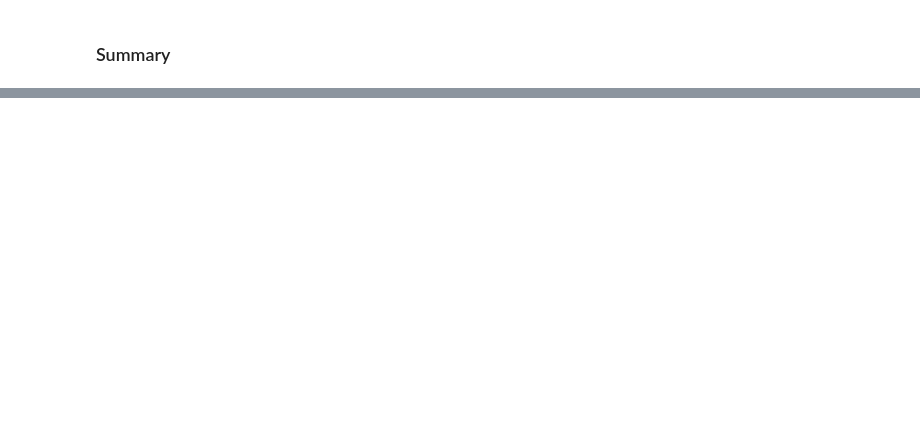
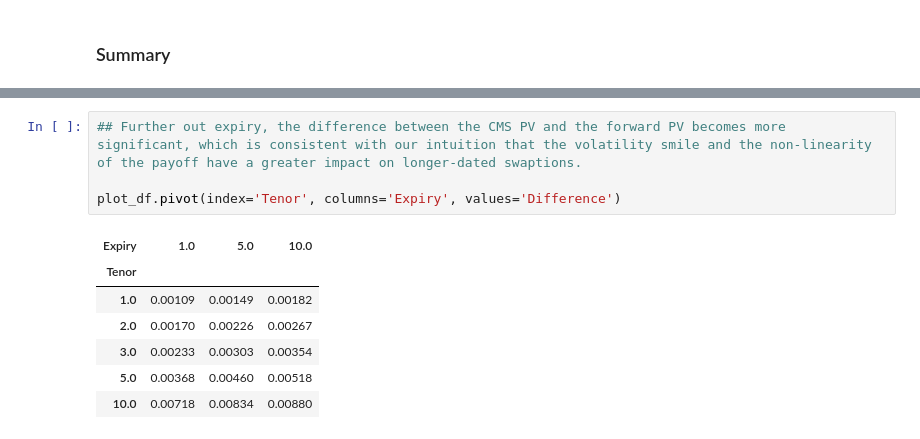
Before and after one commit to Gregtwl/QF605_Assignment, a Jupyter notebook: Answer_Deck_Part3.ipynb, the cells around one changed output, grey strips where cells are left out. Saved outputs shown, nothing was run; the diff lists cells and outputs as text; blank space fills up the shorter version.

```diff
--- a/Answer_Deck_Part3.ipynb
+++ b/Answer_Deck_Part3.ipynb
@@ -813,0 +774,12 @@ plt.show()
+# %%
+## Further out expiry, the difference between the CMS PV and the forward PV becomes more significant, which is consistent with our intuition that the volatility smile and the non-linearity of the payoff have a greater impact on longer-dated swaptions.
+
+plot_df.pivot(index='Tenor', columns='Expiry', values='Difference')
+# %% [output]
+| Expiry | 1.0 | 5.0 | 10.0 |
+| Tenor |  |  |  |
+| 1.0 | 0.00109 | 0.00149 | 0.00182 |
+| 2.0 | 0.00170 | 0.00226 | 0.00267 |
+| 3.0 | 0.00233 | 0.00303 | 0.00354 |
+| 5.0 | 0.00368 | 0.00460 | 0.00518 |
+| 10.0 | 0.00718 | 0.00834 | 0.00880 |
```
Also changed, not shown: parts of 15 cells of this notebook, 3 other files.
